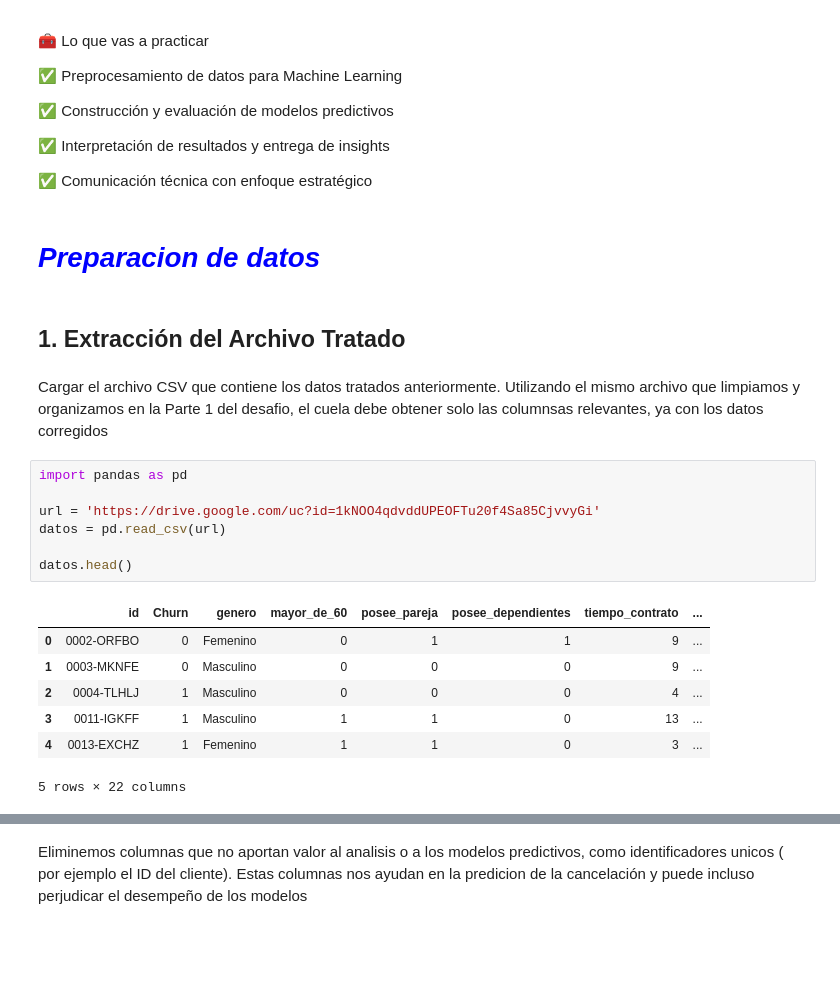
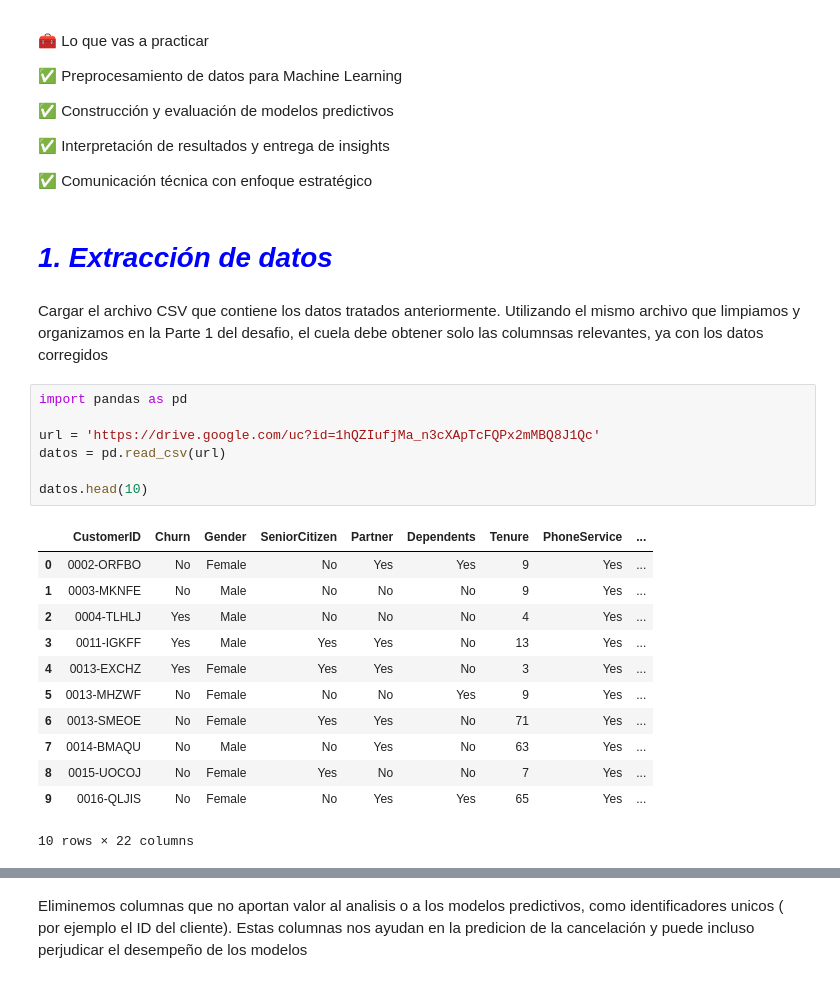
Before and after one commit to rocioivonneperezgonzalez-ship-it/Telecom-X-Parte-2-Predicci-n-de-Cancelaci-n-Churn-, a Jupyter notebook: Telecom_X_–_Parte_2_Predicción_de_Cancelación_(Churn).ipynb, the cells around one changed output, grey strips where cells are left out. Saved outputs shown, nothing was run; the diff lists cells and outputs as text; blank space fills up the shorter version.

```diff
--- a/Telecom_X_–_Parte_2_Predicción_de_Cancelación_(Churn).ipynb
+++ b/Telecom_X_–_Parte_2_Predicción_de_Cancelación_(Churn).ipynb
@@ -43,24 +43,27 @@ La empresa quiere anticiparse al problema de la cancelación, y te corresponde a
 
 ✅ Comunicación técnica con enfoque estratégico
 # %% [markdown]
-# <font color='blue'>***Preparacion de datos***</h1>
+# <font color='blue'>***1. Extracción de datos***</h1>
-# %% [markdown]
-## 1. Extracción del Archivo Tratado
 # %% [markdown]
 Cargar el archivo CSV que contiene los datos tratados anteriormente.
 Utilizando el mismo archivo que limpiamos y organizamos en la Parte 1 del desafio, el cuela debe obtener solo las columnsas relevantes, ya con los datos corregidos
 # %%
 import pandas as pd
 
-url = 'https://drive.google.com/uc?id=1kNOO4qdvddUPEOFTu20f4Sa85CjvvyGi'
+url = 'https://drive.google.com/uc?id=1hQZIufjMa_n3cXApTcFQPx2mMBQ8J1Qc'
 datos = pd.read_csv(url)
 
-datos.head()
+datos.head(10)
 # %% [output]
-|  | id | Churn | genero | mayor_de_60 | posee_pareja | posee_dependientes | tiempo_contrato | ... |
-| 0 | 0002-ORFBO | 0 | Femenino | 0 | 1 | 1 | 9 | ... |
-| 1 | 0003-MKNFE | 0 | Masculino | 0 | 0 | 0 | 9 | ... |
-| 2 | 0004-TLHLJ | 1 | Masculino | 0 | 0 | 0 | 4 | ... |
-| 3 | 0011-IGKFF | 1 | Masculino | 1 | 1 | 0 | 13 | ... |
-| 4 | 0013-EXCHZ | 1 | Femenino | 1 | 1 | 0 | 3 | ... |
+|  | CustomerID | Churn | Gender | SeniorCitizen | Partner | Dependents | Tenure | PhoneService | ... |
+| 0 | 0002-ORFBO | No | Female | No | Yes | Yes | 9 | Yes | ... |
+| 1 | 0003-MKNFE | No | Male | No | No | No | 9 | Yes | ... |
+| 2 | 0004-TLHLJ | Yes | Male | No | No | No | 4 | Yes | ... |
+| 3 | 0011-IGKFF | Yes | Male | Yes | Yes | No | 13 | Yes | ... |
+| 4 | 0013-EXCHZ | Yes | Female | Yes | Yes | No | 3 | Yes | ... |
+| 5 | 0013-MHZWF | No | Female | No | No | Yes | 9 | Yes | ... |
+| 6 | 0013-SMEOE | No | Female | Yes | Yes | No | 71 | Yes | ... |
+| 7 | 0014-BMAQU | No | Male | No | Yes | No | 63 | Yes | ... |
+| 8 | 0015-UOCOJ | No | Female | Yes | No | No | 7 | Yes | ... |
+| 9 | 0016-QLJIS | No | Female | No | Yes | Yes | 65 | Yes | ... |
-5 rows × 22 columns
+10 rows × 22 columns
```
Also changed, not shown: parts of 158 cells of this notebook.
